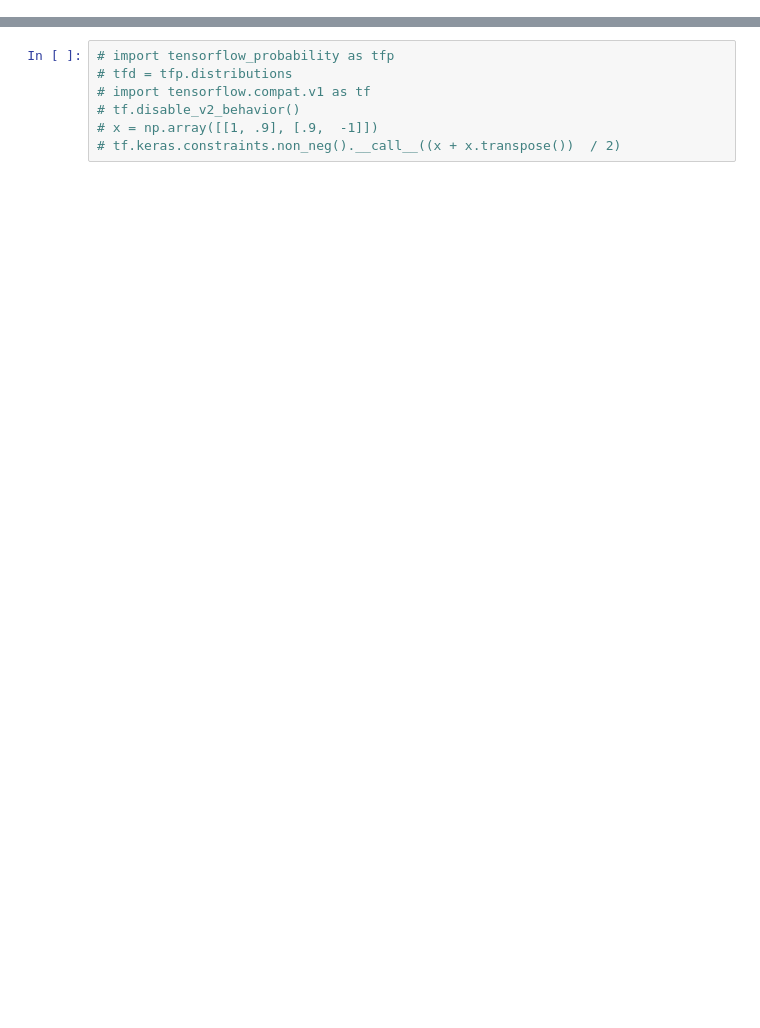
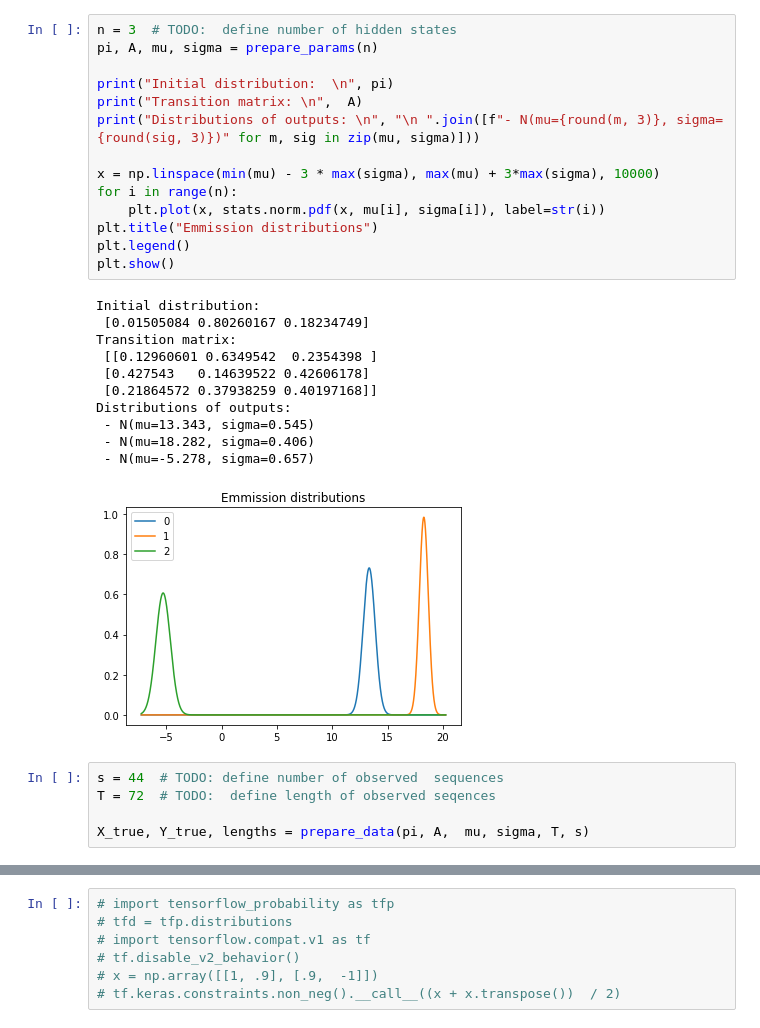
Before and after one commit to CIRGLaboratory/GausianDenseHMM, a Jupyter notebook: code_dense_hmm/simple_test_gaussian.ipynb, the cells around one changed output, grey strips where cells are left out. Saved outputs shown, nothing was run; the diff lists cells and outputs as text; blank space fills up the shorter version.

```diff
--- a/code_dense_hmm/simple_test_gaussian.ipynb
+++ b/code_dense_hmm/simple_test_gaussian.ipynb
@@ -116,0 +53,31 @@ def run_experiments():
+# %%
+n = 3  # TODO:  define number of hidden states
+pi, A, mu, sigma = prepare_params(n)
+
+print("Initial distribution:  \n", pi)
+print("Transition matrix: \n",  A)
+print("Distributions of outputs: \n", "\n ".join([f"- N(mu={round(m, 3)}, sigma={round(sig, 3)})" for m, sig in zip(mu, sigma)]))
+
+x = np.linspace(min(mu) - 3 * max(sigma), max(mu) + 3*max(sigma), 10000)
+for i in range(n):
+    plt.plot(x, stats.norm.pdf(x, mu[i], sigma[i]), label=str(i))
+plt.title("Emmission distributions")
+plt.legend()
+plt.show()
+# %% [output]
+Initial distribution:
+ [0.01505084 0.80260167 0.18234749]
+Transition matrix:
+ [[0.12960601 0.6349542  0.2354398 ]
+ [0.427543   0.14639522 0.42606178]
+ [0.21864572 0.37938259 0.40197168]]
+Distributions of outputs:
+ - N(mu=13.343, sigma=0.545)
+ - N(mu=18.282, sigma=0.406)
+ - N(mu=-5.278, sigma=0.657)
+[figure, added]
+# %%
+s = 44  # TODO: define number of observed  sequences
+T = 72  # TODO:  define length of observed seqences
+
+X_true, Y_true, lengths = prepare_data(pi, A,  mu, sigma, T, s)
```
Also changed, not shown: parts of 18 cells of this notebook, 1 other file.
